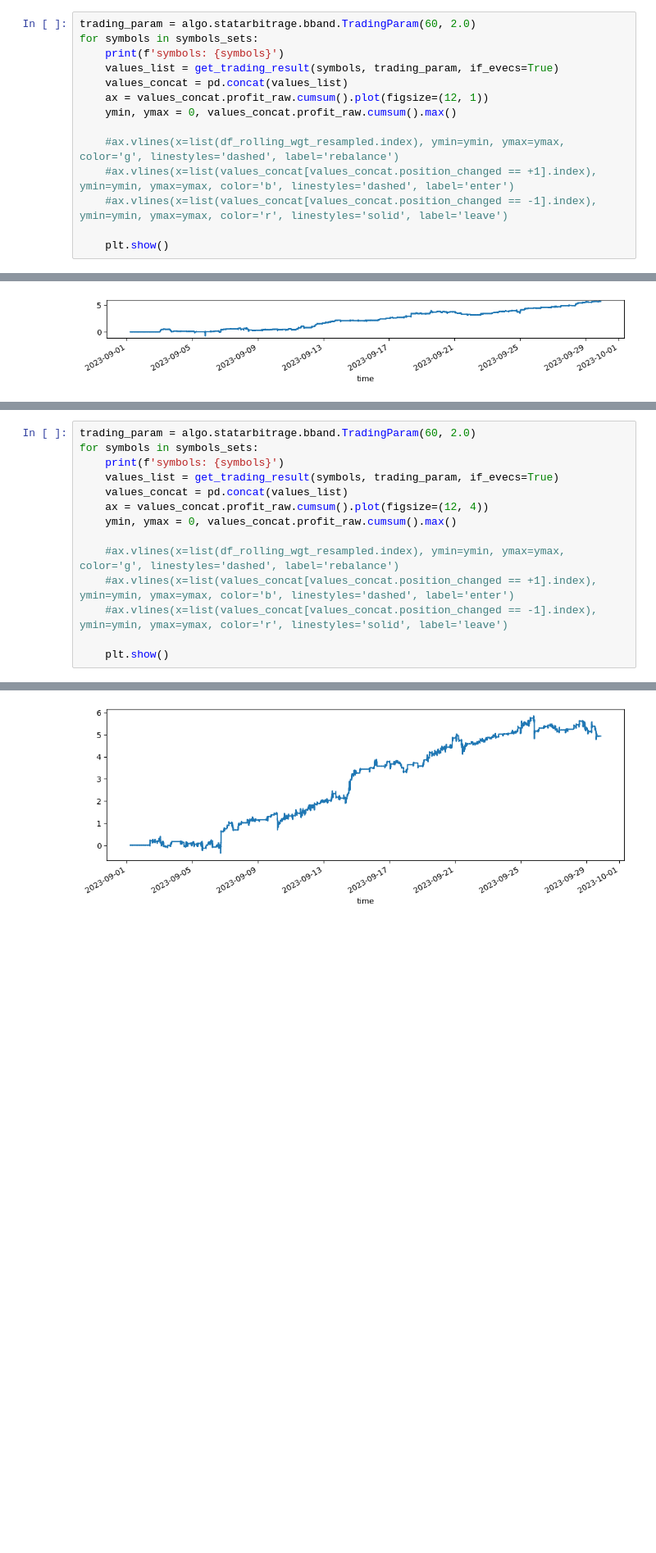
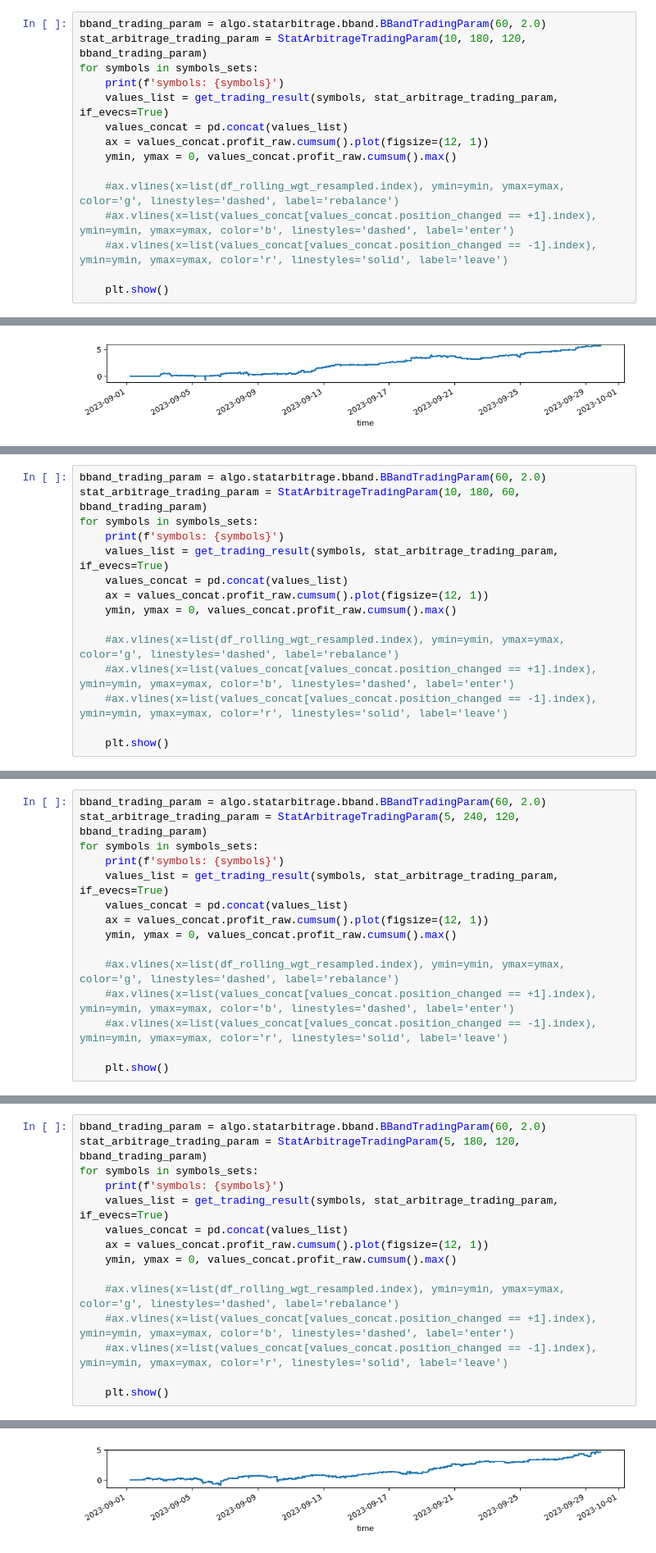
Before and after one commit to sculd/mean_reversal, a Jupyter notebook: var1_trade.ipynb, the cells around one changed output, grey strips where cells are left out. Shown at 82% size. Cells and saved outputs as stored; diff of their text form; blank space fills up the shorter version.

```diff
--- a/var1_trade.ipynb
+++ b/var1_trade.ipynb
@@ -448,8 +651,9 @@ symbols: ['FARMUSDT', 'GMXUSDT']
 # %%
-trading_param = algo.statarbitrage.bband.TradingParam(60, 2.0)
+bband_trading_param = algo.statarbitrage.bband.BBandTradingParam(60, 2.0)
+stat_arbitrage_trading_param = StatArbitrageTradingParam(10, 180, 120, bband_trading_param)
 for symbols in symbols_sets:
     print(f'symbols: {symbols}')
-    values_list = get_trading_result(symbols, trading_param, if_evecs=True)
+    values_list = get_trading_result(symbols, stat_arbitrage_trading_param, if_evecs=True)
     values_concat = pd.concat(values_list)
     ax = values_concat.profit_raw.cumsum().plot(figsize=(12, 1))
     ymin, ymax = 0, values_concat.profit_raw.cumsum().max()
@@ -474,0 +707,15 @@ symbols: ['FARMUSDT', 'GMXUSDT']
+# %%
+bband_trading_param = algo.statarbitrage.bband.BBandTradingParam(60, 2.0)
+stat_arbitrage_trading_param = StatArbitrageTradingParam(10, 180, 60, bband_trading_param)
+for symbols in symbols_sets:
+    print(f'symbols: {symbols}')
+    values_list = get_trading_result(symbols, stat_arbitrage_trading_param, if_evecs=True)
+    values_concat = pd.concat(values_list)
+    ax = values_concat.profit_raw.cumsum().plot(figsize=(12, 1))
+    ymin, ymax = 0, values_concat.profit_raw.cumsum().max()
+
+    #ax.vlines(x=list(df_rolling_wgt_resampled.index), ymin=ymin, ymax=ymax, color='g', linestyles='dashed', label='rebalance')
+    #ax.vlines(x=list(values_concat[values_concat.position_changed == +1].index), ymin=ymin, ymax=ymax, color='b', linestyles='dashed', label='enter')
+    #ax.vlines(x=list(values_concat[values_concat.position_changed == -1].index), ymin=ymin, ymax=ymax, color='r', linestyles='solid', label='leave')
+
+    plt.show()
@@ -474,0 +735,15 @@ symbols: ['FARMUSDT', 'GMXUSDT']
+# %%
+bband_trading_param = algo.statarbitrage.bband.BBandTradingParam(60, 2.0)
+stat_arbitrage_trading_param = StatArbitrageTradingParam(5, 240, 120, bband_trading_param)
+for symbols in symbols_sets:
+    print(f'symbols: {symbols}')
+    values_list = get_trading_result(symbols, stat_arbitrage_trading_param, if_evecs=True)
+    values_concat = pd.concat(values_list)
+    ax = values_concat.profit_raw.cumsum().plot(figsize=(12, 1))
+    ymin, ymax = 0, values_concat.profit_raw.cumsum().max()
+
+    #ax.vlines(x=list(df_rolling_wgt_resampled.index), ymin=ymin, ymax=ymax, color='g', linestyles='dashed', label='rebalance')
+    #ax.vlines(x=list(values_concat[values_concat.position_changed == +1].index), ymin=ymin, ymax=ymax, color='b', linestyles='dashed', label='enter')
+    #ax.vlines(x=list(values_concat[values_concat.position_changed == -1].index), ymin=ymin, ymax=ymax, color='r', linestyles='solid', label='leave')
+
+    plt.show()
@@ -475,18 +763,19 @@ symbols: ['FARMUSDT', 'GMXUSDT']
 # %%
-trading_param = algo.statarbitrage.bband.TradingParam(60, 2.0)
+bband_trading_param = algo.statarbitrage.bband.BBandTradingParam(60, 2.0)
+stat_arbitrage_trading_param = StatArbitrageTradingParam(5, 180, 120, bband_trading_param)
 for symbols in symbols_sets:
     print(f'symbols: {symbols}')
-    values_list = get_trading_result(symbols, trading_param, if_evecs=True)
+    values_list = get_trading_result(symbols, stat_arbitrage_trading_param, if_evecs=True)
     values_concat = pd.concat(values_list)
-    ax = values_concat.profit_raw.cumsum().plot(figsize=(12, 4))
+    ax = values_concat.profit_raw.cumsum().plot(figsize=(12, 1))
     ymin, ymax = 0, values_concat.profit_raw.cumsum().max()
 
     #ax.vlines(x=list(df_rolling_wgt_resampled.index), ymin=ymin, ymax=ymax, color='g', linestyles='dashed', label='rebalance')
     #ax.vlines(x=list(values_concat[values_concat.position_changed == +1].index), ymin=ymin, ymax=ymax, color='b', linestyles='dashed', label='enter')
     #ax.vlines(x=list(values_concat[values_concat.position_changed == -1].index), ymin=ymin, ymax=ymax, color='r', linestyles='solid', label='leave')
 
     plt.show()
 # %% [output]
 symbols: ['SOLUSDT', 'ILVUSDT']
-[figure, old version]
+[figure, new version]
 symbols: ['KSMUSDT', 'KP3RUSDT']
```
Also changed, not shown: parts of 15 cells of this notebook, 3 other files.
